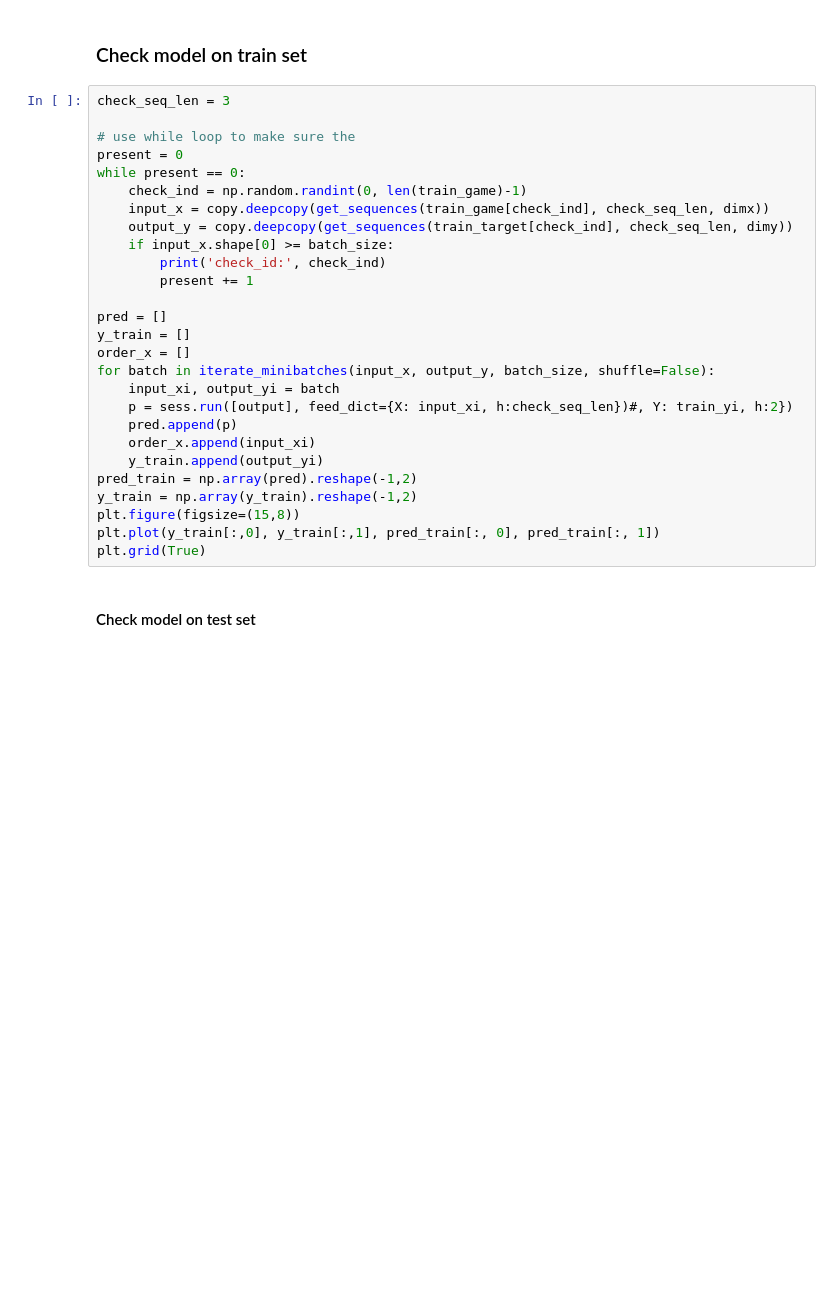
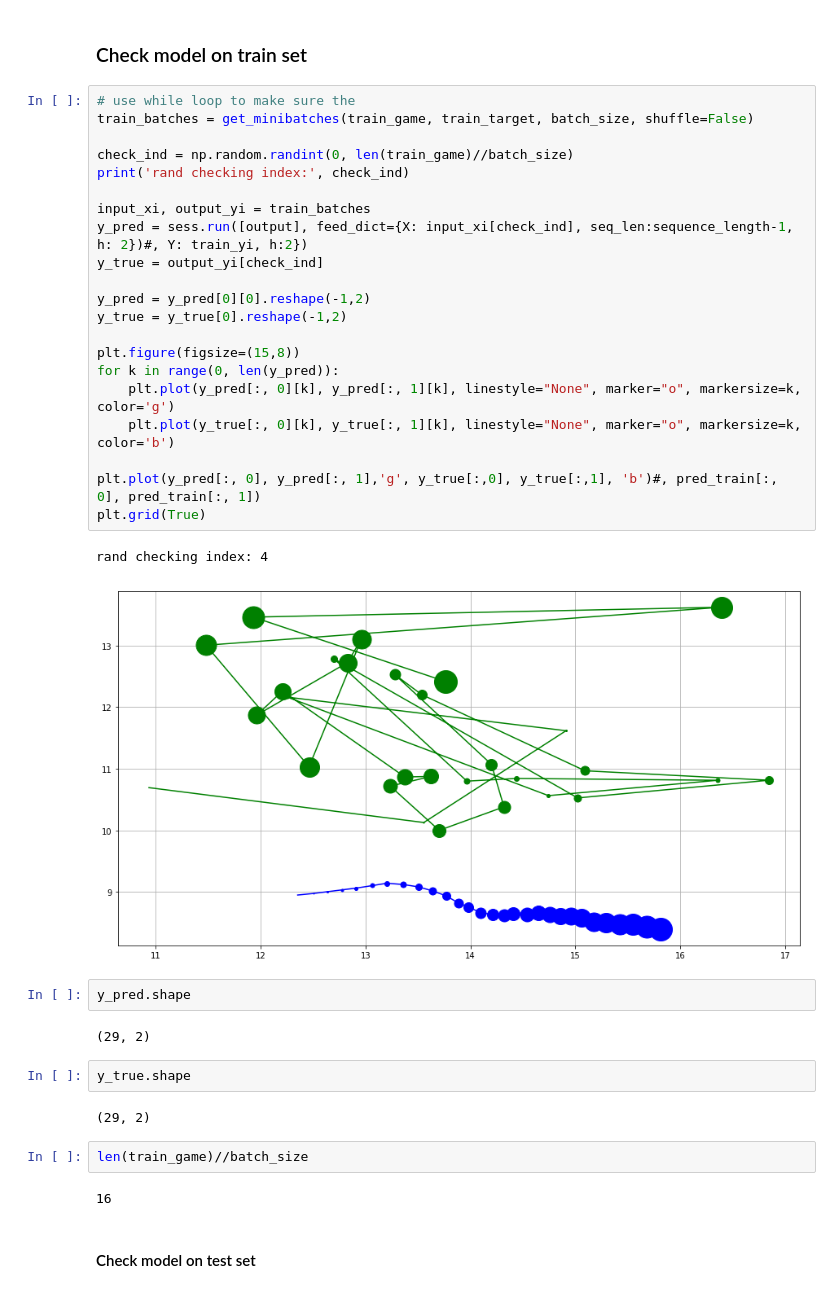
Before and after one commit to samshipengs/Coordinated-Multi-Agent-Imitation-Learning, a Jupyter notebook: code/Modelling.ipynb, the cells around one changed output. Saved outputs shown, nothing was run; the diff lists cells and outputs as text; blank space fills up the shorter version.

```diff
--- a/code/Modelling.ipynb
+++ b/code/Modelling.ipynb
@@ -294,31 +335,40 @@ print('Total time took: {0:<.2f}hrs'.format((time.time()-t_int)/60/60))
 # %% [markdown]
 ### Check model on train set
-# %%
-check_seq_len = 3
-
-# use while loop to make sure the
-present = 0
-while present == 0:
-    check_ind = np.random.randint(0, len(train_game)-1)
-    input_x = copy.deepcopy(get_sequences(train_game[check_ind], check_seq_len, dimx))
-    output_y = copy.deepcopy(get_sequences(train_target[check_ind], check_seq_len, dimy))
-    if input_x.shape[0] >= batch_size:
-        print('check_id:', check_ind)
-        present += 1
-
-pred = []
-y_train = []
-order_x = []
-for batch in iterate_minibatches(input_x, output_y, batch_size, shuffle=False):
-    input_xi, output_yi = batch
-    p = sess.run([output], feed_dict={X: input_xi, h:check_seq_len})#, Y: train_yi, h:2})
-    pred.append(p)
-    order_x.append(input_xi)
-    y_train.append(output_yi)
-pred_train = np.array(pred).reshape(-1,2)
-y_train = np.array(y_train).reshape(-1,2)
-plt.figure(figsize=(15,8))
-plt.plot(y_train[:,0], y_train[:,1], pred_train[:, 0], pred_train[:, 1])
-plt.grid(True)
+# %%
+# use while loop to make sure the
+train_batches = get_minibatches(train_game, train_target, batch_size, shuffle=False)
+
+check_ind = np.random.randint(0, len(train_game)//batch_size)
+print('rand checking index:', check_ind)
+
+input_xi, output_yi = train_batches
+y_pred = sess.run([output], feed_dict={X: input_xi[check_ind], seq_len:sequence_length-1, h: 2})#, Y: train_yi, h:2})
+y_true = output_yi[check_ind]
+
+y_pred = y_pred[0][0].reshape(-1,2)
+y_true = y_true[0].reshape(-1,2)
+
+plt.figure(figsize=(15,8))
+for k in range(0, len(y_pred)):
+    plt.plot(y_pred[:, 0][k], y_pred[:, 1][k], linestyle="None", marker="o", markersize=k, color='g')
+    plt.plot(y_true[:, 0][k], y_true[:, 1][k], linestyle="None", marker="o", markersize=k, color='b')
+
+plt.plot(y_pred[:, 0], y_pred[:, 1],'g', y_true[:,0], y_true[:,1], 'b')#, pred_train[:, 0], pred_train[:, 1])
+plt.grid(True)
+# %% [output]
+rand checking index: 4
+[figure, added]
+# %%
+y_pred.shape
+# %% [output]
+(29, 2)
+# %%
+y_true.shape
+# %% [output]
+(29, 2)
+# %%
+len(train_game)//batch_size
+# %% [output]
+16
 # %% [markdown]
 #### Check model on test set
```
Also changed, not shown: parts of 15 cells of this notebook, 2 other files.
